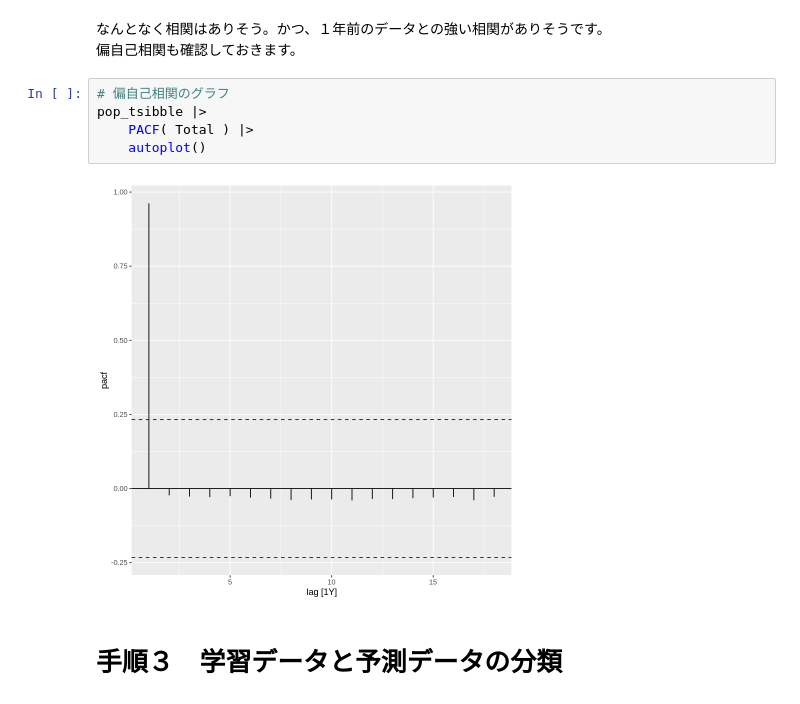
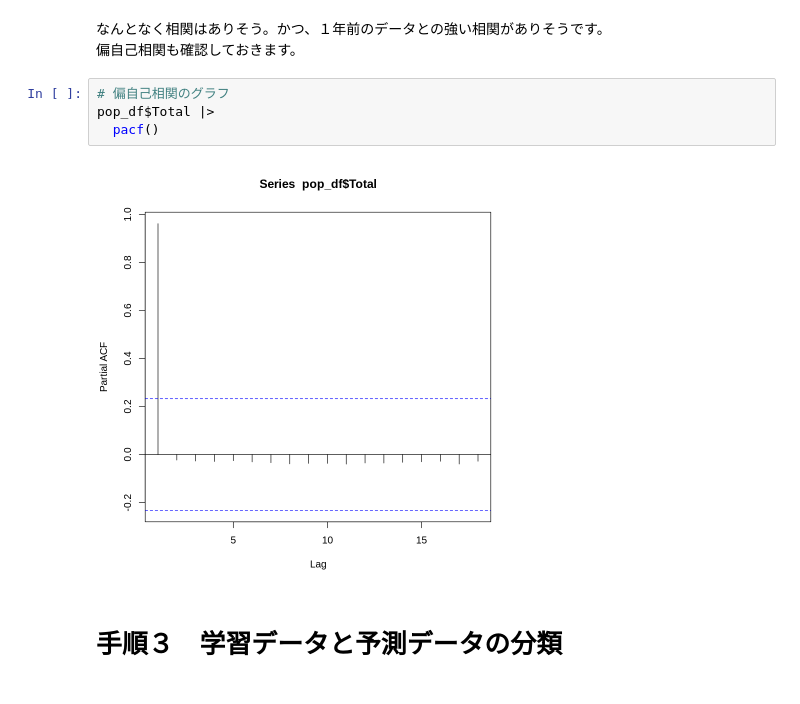
Before and after one commit to u-10bei/Population_Projections, a Jupyter notebook: ipynb/R_ARIMA_1.ipynb, the cells around one changed output. Saved outputs shown, nothing was run; the diff lists cells and outputs as text.

```diff
--- a/ipynb/R_ARIMA_1.ipynb
+++ b/ipynb/R_ARIMA_1.ipynb
@@ -91,11 +88,10 @@ pop_tsibble |>
 偏自己相関も確認しておきます。
 # %%
 # 偏自己相関のグラフ
-pop_tsibble |>
-    PACF( Total ) |>
-    autoplot()
+pop_df$Total |>
+  pacf()
 # %% [output]
-[figure, old version]
+[figure, new version]
 # %% [markdown]
 # 手順３　学習データと予測データの分類
 # %% [markdown]
```
Also changed, not shown: parts of 10 cells of this notebook.
